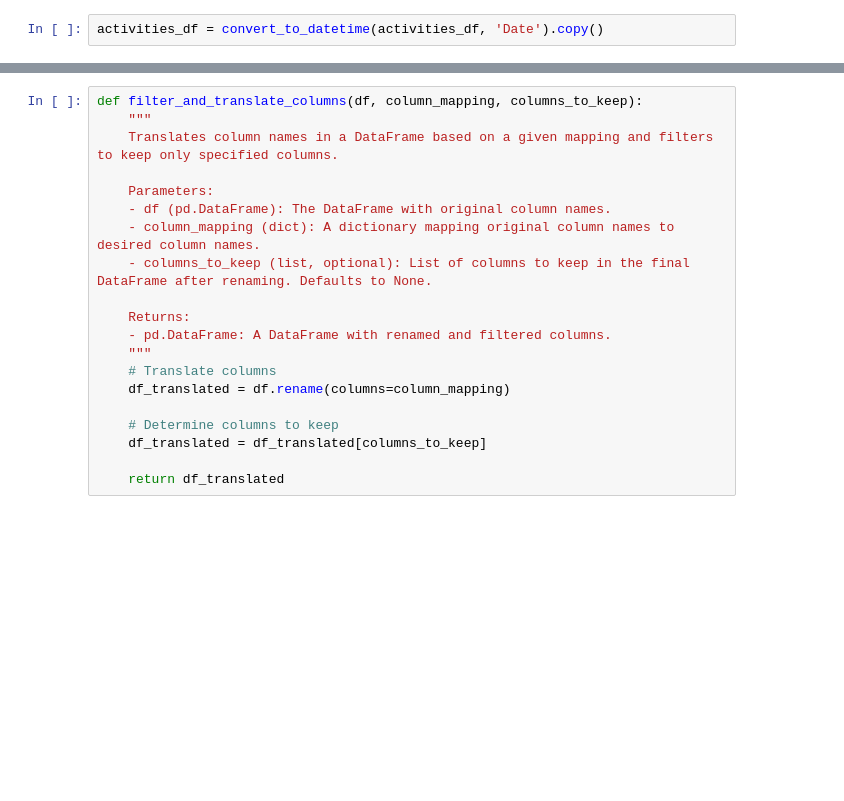
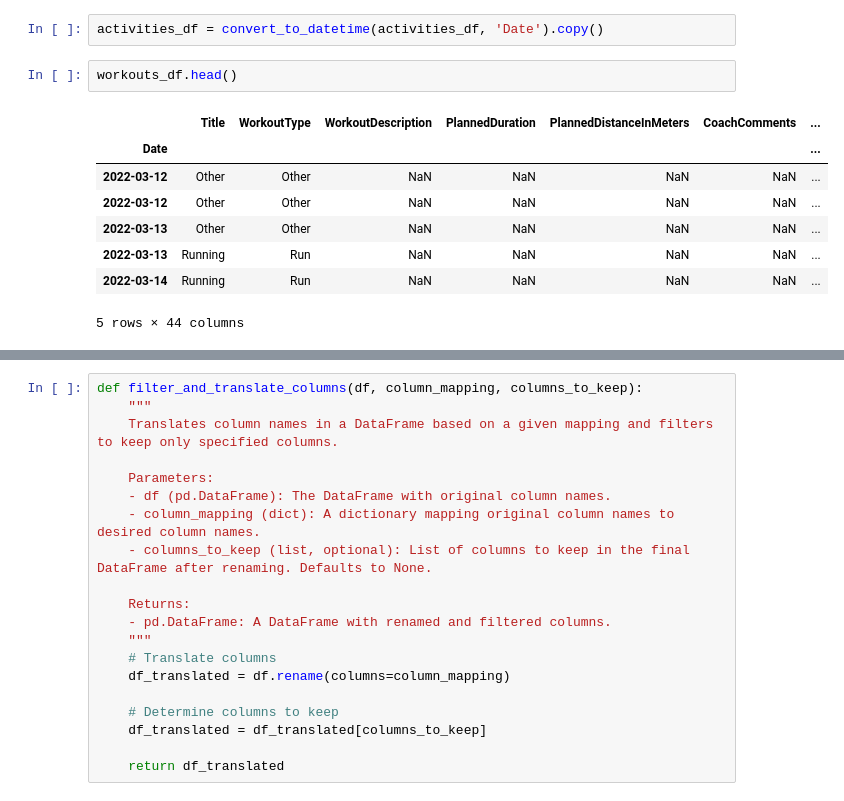
Before and after one commit to juanpabloangarita/Perform_AI, a Jupyter notebook: notebooks/RemakeDataprocessing.ipynb, the cells around one changed output, grey strips where cells are left out. Saved outputs shown, nothing was run; the diff lists cells and outputs as text; blank space fills up the shorter version.

```diff
--- a/notebooks/RemakeDataprocessing.ipynb
+++ b/notebooks/RemakeDataprocessing.ipynb
@@ -184,3 +271,14 @@ workouts_df = convert_to_datetime(workouts_df, 'WorkoutDay').copy()
 activities_df = clean_data_basic(activities_df).copy()
 # %%
 activities_df = convert_to_datetime(activities_df, 'Date').copy()
+# %%
+workouts_df.head()
+# %% [output]
+|  | Title | WorkoutType | WorkoutDescription | PlannedDuration | PlannedDistanceInMeters | CoachComments | ... |
+| Date |  |  |  |  |  |  | ... |
+| 2022-03-12 | Other | Other | NaN | NaN | NaN | NaN | ... |
+| 2022-03-12 | Other | Other | NaN | NaN | NaN | NaN | ... |
+| 2022-03-13 | Other | Other | NaN | NaN | NaN | NaN | ... |
+| 2022-03-13 | Running | Run | NaN | NaN | NaN | NaN | ... |
+| 2022-03-14 | Running | Run | NaN | NaN | NaN | NaN | ... |
+5 rows × 44 columns
```
Also changed, not shown: parts of 45 cells of this notebook.
